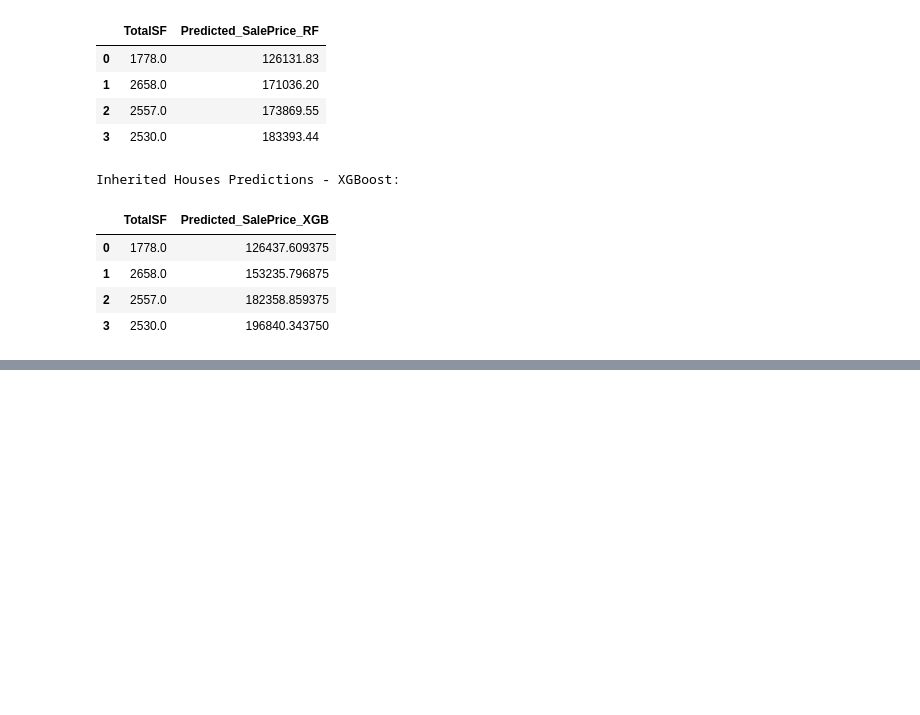
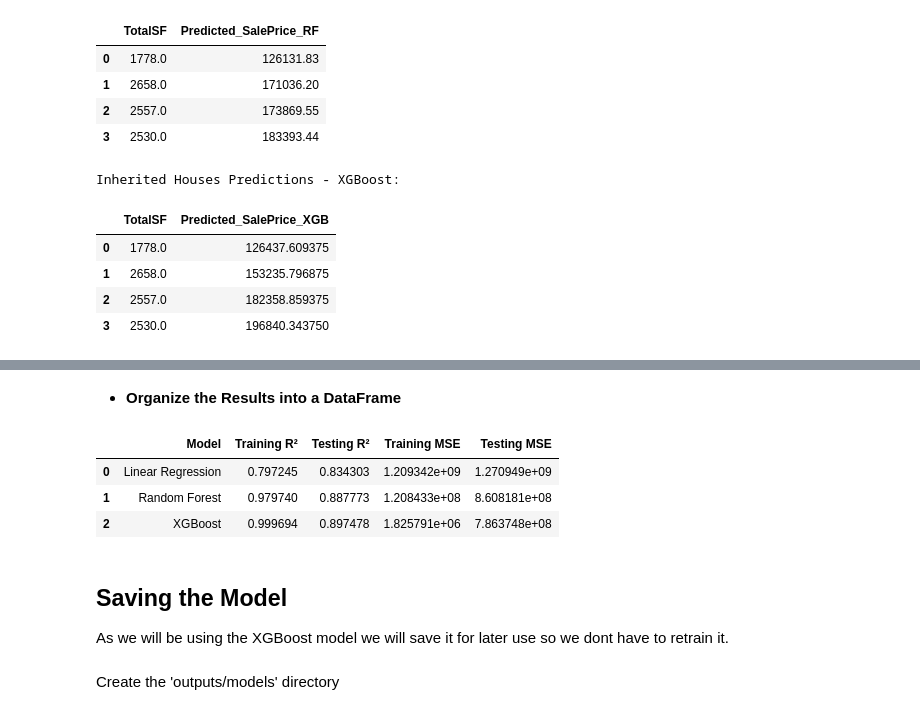
Before and after one commit to defridge/HeritageHousing, a Jupyter notebook: notebooks/model_building_and_evaluation.ipynb, the cells around one changed output, grey strips where cells are left out. Cells and saved outputs as stored; diff of their text form; code cells hidden in the pictures; blank space fills up the shorter version.

```diff
--- a/notebooks/model_building_and_evaluation.ipynb
+++ b/notebooks/model_building_and_evaluation.ipynb
@@ -688,0 +716,32 @@ inherited_houses.to_csv('/workspace/HeritageHousing/outputs/datasets/collection/
+# %%
+# Linear Regression
+train_r2_lr = r2_score(y_train, y_train_pred)
+test_r2_lr = r2_score(y_test, y_test_pred)
+train_mse_lr = mean_squared_error(y_train, y_train_pred)
+test_mse_lr = mean_squared_error(y_test, y_test_pred)
+
+# Random Forest
+y_train_pred_rf = rf_model.predict(X_train)
+y_test_pred_rf = rf_model.predict(X_test)
+train_r2_rf = r2_score(y_train, y_train_pred_rf)
+test_r2_rf = r2_score(y_test, y_test_pred_rf)
+train_mse_rf = mean_squared_error(y_train, y_train_pred_rf)
+test_mse_rf = mean_squared_error(y_test, y_test_pred_rf)
+
+# XGBoost
+y_train_pred_xgb = xgb_model.predict(X_train)
+y_test_pred_xgb = xgb_model.predict(X_test)
+train_r2_xgb = r2_score(y_train, y_train_pred_xgb)
+test_r2_xgb = r2_score(y_test, y_test_pred_xgb)
+train_mse_xgb = mean_squared_error(y_train, y_train_pred_xgb)
+test_mse_xgb = mean_squared_error(y_test, y_test_pred_xgb)
+
+# Print the R² and MSE for each model
+print(f"Linear Regression - Training R²: {train_r2_lr:.2f}, Testing R²: {test_r2_lr:.2f}")
+print(f"Linear Regression - Training MSE: {train_mse_lr:.2f}, Testing MSE: {test_mse_lr:.2f}\n")
+
+print(f"Random Forest - Training R²: {train_r2_rf:.2f}, Testing R²: {test_r2_rf:.2f}")
+print(f"Random Forest - Training MSE: {train_mse_rf:.2f}, Testing MSE: {test_mse_rf:.2f}\n")
+
+print(f"XGBoost - Training R²: {train_r2_xgb:.2f}, Testing R²: {test_r2_xgb:.2f}")
+print(f"XGBoost - Training MSE: {train_mse_xgb:.2f}, Testing MSE: {test_mse_xgb:.2f}\n")
@@ -688,0 +757,25 @@ inherited_houses.to_csv('/workspace/HeritageHousing/outputs/datasets/collection/
+# %% [markdown]
+* **Organize the Results into a DataFrame**
+# %%
+# Create a DataFrame with the results
+results = pd.DataFrame({
+    'Model': ['Linear Regression', 'Random Forest', 'XGBoost'],
+    'Training R²': [train_r2_lr, train_r2_rf, train_r2_xgb],
+    'Testing R²': [test_r2_lr, test_r2_rf, test_r2_xgb],
+    'Training MSE': [train_mse_lr, train_mse_rf, train_mse_xgb],
+    'Testing MSE': [test_mse_lr, test_mse_rf, test_mse_xgb]
+})
+
+# Display the DataFrame
+results
+# %% [output]
+|  | Model | Training R² | Testing R² | Training MSE | Testing MSE |
+| 0 | Linear Regression | 0.797245 | 0.834303 | 1.209342e+09 | 1.270949e+09 |
+| 1 | Random Forest | 0.979740 | 0.887773 | 1.208433e+08 | 8.608181e+08 |
+| 2 | XGBoost | 0.999694 | 0.897478 | 1.825791e+06 | 7.863748e+08 |
+# %% [markdown]
+## Saving the Model
+
+As we will be using the XGBoost model we will save it for later use so we dont have to retrain it.
+# %% [markdown]
+Create the 'outputs/models' directory
```
Also changed, not shown: parts of 11 cells of this notebook, 4 other files.
